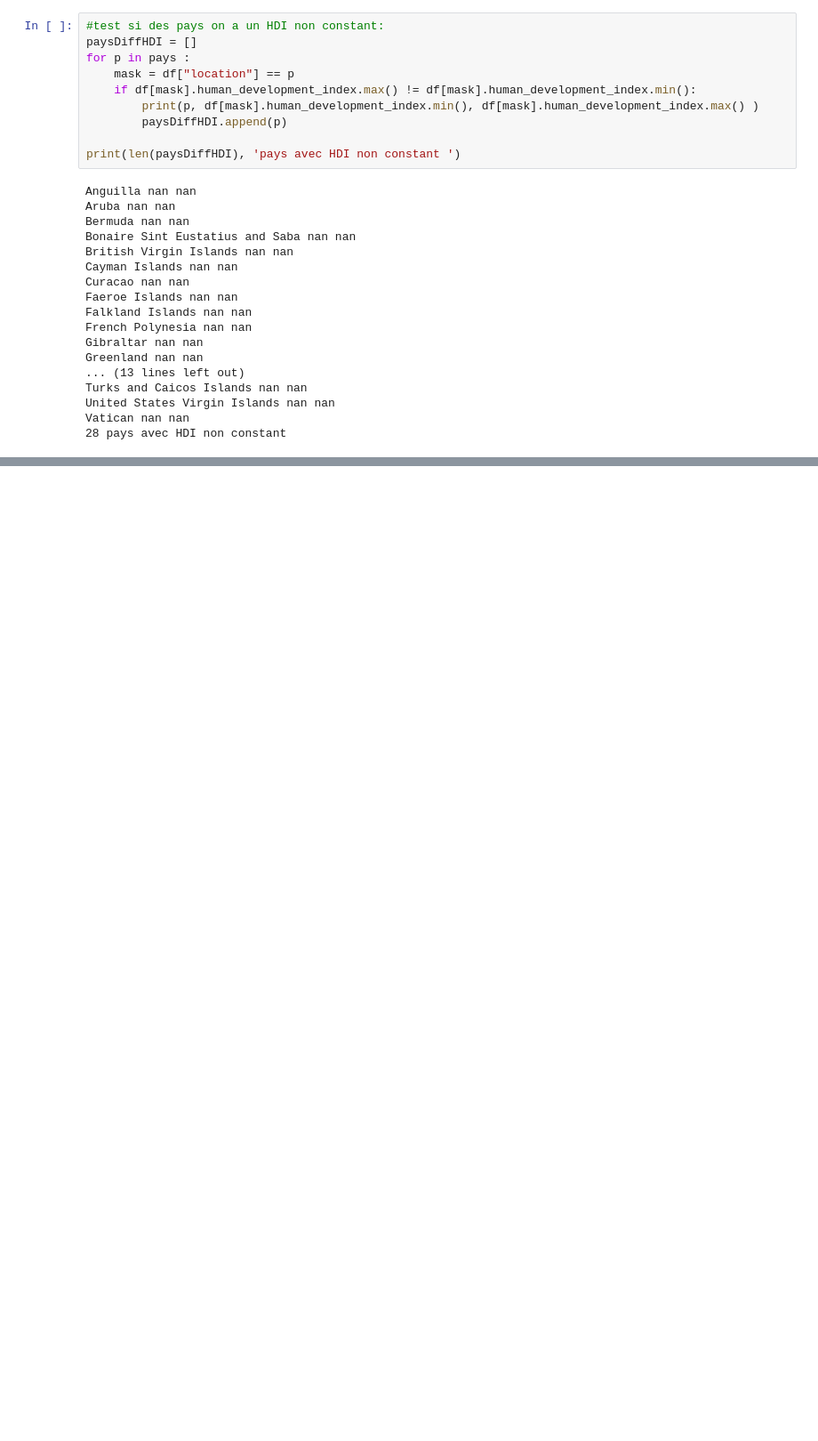
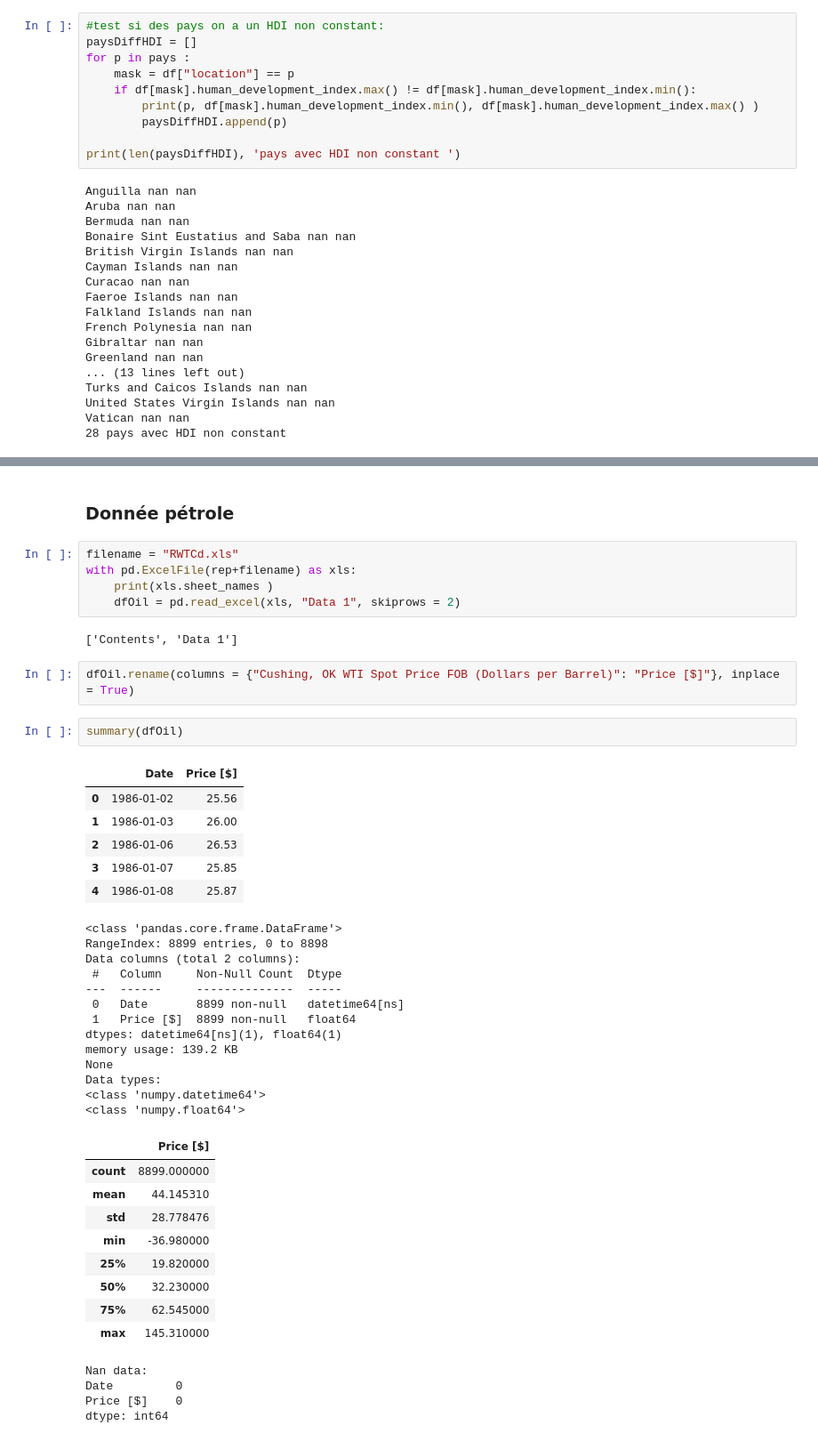
Before and after one commit to BrunoSimonDGTL/VisuCovid, a Jupyter notebook: PrepaData.ipynb, the cells around one changed output, grey strips where cells are left out. Shown at 89% size. Cells and saved outputs as stored; diff of their text form; blank space fills up the shorter version.

```diff
--- a/PrepaData.ipynb
+++ b/PrepaData.ipynb
@@ -269,3 +269,49 @@ fig.show()
 | 3 | 2020-01-03 | 0.440952 |
 | 4 | 2020-01-04 | 0.440952 |
 [interactive output not drawn]
+# %% [markdown]
+###  Donnée pétrole
+# %%
+filename = "RWTCd.xls"
+with pd.ExcelFile(rep+filename) as xls:
+    print(xls.sheet_names )
+    dfOil = pd.read_excel(xls, "Data 1", skiprows = 2)
+# %% [output]
+['Contents', 'Data 1']
+# %%
+dfOil.rename(columns = {"Cushing, OK WTI Spot Price FOB (Dollars per Barrel)": "Price [$]"}, inplace = True)
+# %%
+summary(dfOil)
+# %% [output]
+|  | Date | Price [$] |
+| 0 | 1986-01-02 | 25.56 |
+| 1 | 1986-01-03 | 26.00 |
+| 2 | 1986-01-06 | 26.53 |
+| 3 | 1986-01-07 | 25.85 |
+| 4 | 1986-01-08 | 25.87 |
+<class 'pandas.core.frame.DataFrame'>
+RangeIndex: 8899 entries, 0 to 8898
+Data columns (total 2 columns):
+ #   Column     Non-Null Count  Dtype
+---  ------     --------------  -----
+ 0   Date       8899 non-null   datetime64[ns]
+ 1   Price [$]  8899 non-null   float64
+dtypes: datetime64[ns](1), float64(1)
+memory usage: 139.2 KB
+None
+Data types:
+<class 'numpy.datetime64'>
+<class 'numpy.float64'>
+|  | Price [$] |
+| count | 8899.000000 |
+| mean | 44.145310 |
+| std | 28.778476 |
+| min | -36.980000 |
+| 25% | 19.820000 |
+| 50% | 32.230000 |
+| 75% | 62.545000 |
+| max | 145.310000 |
+Nan data:
+Date         0
+Price [$]    0
+dtype: int64
```
Also changed, not shown: parts of 2 cells of this notebook.
